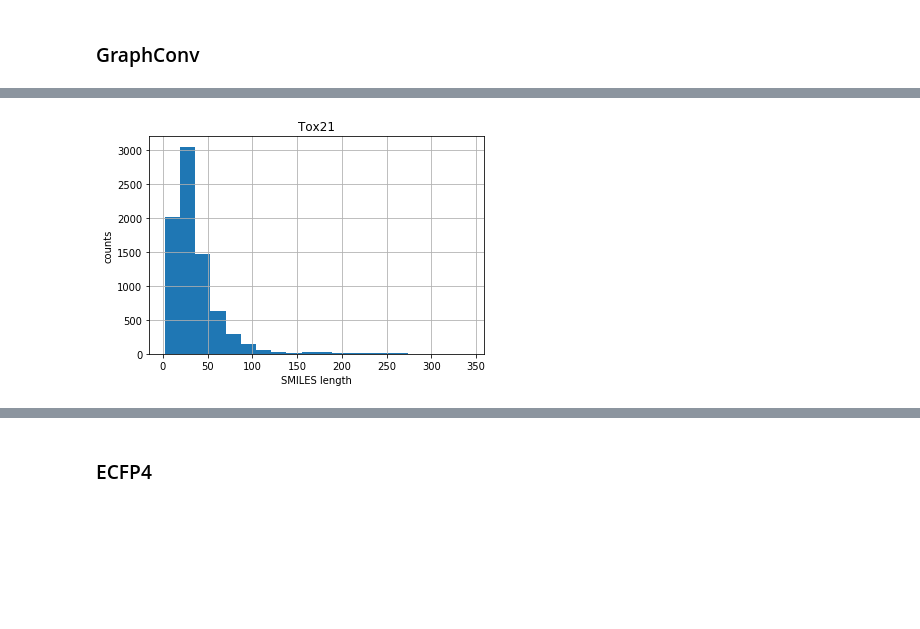
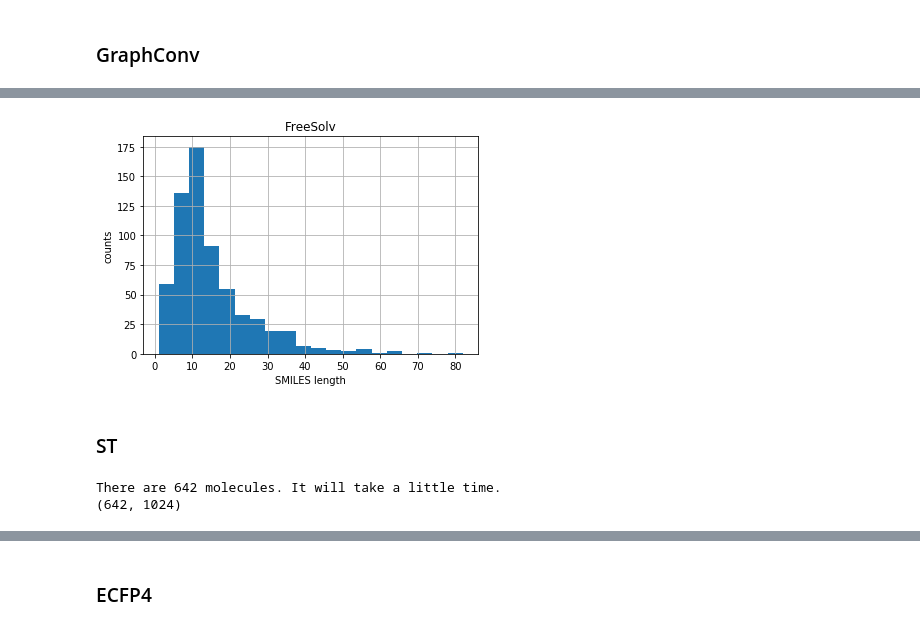
Before and after one commit to DSPsleeporg/smiles-transformer, a Jupyter notebook: smiles_transformer/evaluate.ipynb, the cells around one changed output, grey strips where cells are left out. Saved outputs shown, nothing was run; the diff lists cells and outputs as text; code cells hidden in the pictures; blank space fills up the shorter version.

```diff
--- a/smiles_transformer/evaluate.ipynb
+++ b/smiles_transformer/evaluate.ipynb
@@ -406,5 +402,5 @@ computed_metrics: [0.8447754882898261]
 # %%
-df = pd.read_csv('data/tox21.csv')
+df = pd.read_csv('data/freesolv.csv')
 print(df.shape)
 df.head()
 # %% [output]
@@ -437,9 +423,9 @@ plt.show()
 # %%
 plt.hist(list(map(len, df['smiles'].values)), bins=20)
 plt.xlabel('SMILES length')
 plt.ylabel('counts')
-plt.title('Tox21')
+plt.title('FreeSolv')
 plt.grid()
 plt.show()
 # %% [output]
-[figure, old version]
+[figure, new version]
@@ -461,0 +432,10 @@ def evaluate_classification_multi(X, y, rate, n_repeats):
+# %% [markdown]
+### ST
+# %%
+x_split = [split(sm) for sm in df['smiles'].values]
+xid, _ = get_array(x_split)
+X = trfm.encode(torch.t(xid))
+print(X.shape)
+# %% [output]
+There are 642 molecules. It will take a little time.
+(642, 1024)
```
Also changed, not shown: parts of 217 cells of this notebook, 3 other files.
